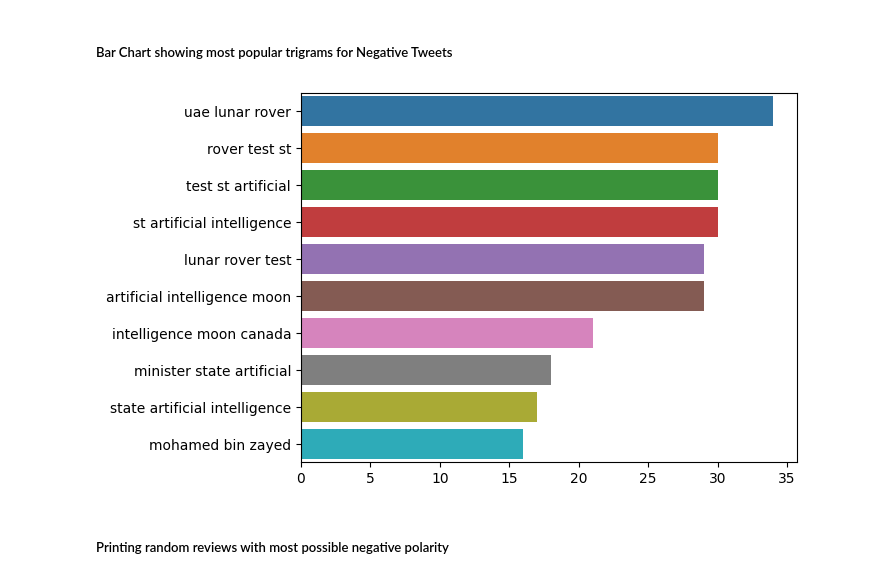
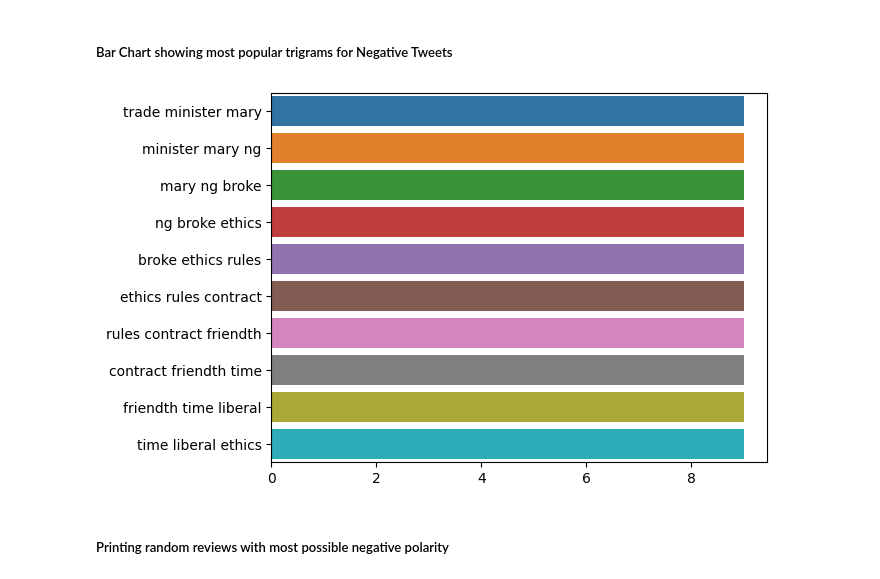
Before and after one commit to psychoanalyzing-twitter/sentiment-analysis, a Jupyter notebook: cw-1.ipynb, the cells around one changed output. Drawn from its saved outputs; the diff is of its cells as text; code cells hidden in the pictures.

Commit message:
finished changing visualization

```diff
--- a/cw-1.ipynb
+++ b/cw-1.ipynb
@@ -1218,0 +1211,7 @@ The histogram shows polarity of the tweets labelled using TextBlob. Majority of
+# %%
+compound = []
+for i in updated_dataset['Vader Analysis']:
+    compound.append(i.get('compound'))
+
+pd.Series(compound).hist()
+plt.title('Number of Tweets // Compound')
@@ -1258,0 +1265,17 @@ plot_top_tokens(positive['Tokenized Text'])
+# %%
+from sklearn.feature_extraction.text import CountVectorizer
+
+def getNgram(text, n):
+        vec = CountVectorizer(ngram_range=(n, n)).fit(text)
+        bow = vec.transform(text)
+        sum = bow.sum(axis=0)
+        freq = [(t, sum[0, i]) for t, i in vec.vocabulary_.items()]
+        freq = sorted(freq, key = lambda x: x[1], reverse=True)
+        return freq[:10]
+
+def plot_ngrams(tweet, n):
+    topNgrams = getNgram(tweet, n)[:10]
+    ngram, count = map(list,zip(*topNgrams))
+    sns.barplot(x = count, y = ngram)
+
+plot_ngrams(positive['Cleaned Text'], 2)
@@ -1351,11 +1365,11 @@ Just like the positive tweets, a lot of the neutral tweets contain bot spams, bu
 # %% [markdown]
 ##### Word Cloud for Negative Tweets
 # %%
-negative = updated_dataset[updated_dataset['TextBlob Sentiment']=='Negative']
+negative = updated_dataset[updated_dataset['Vader Sentiment']=='Negative']
 negatives = ' '.join(tweet for tweet in negative['Cleaned Text'])
 wordcloud_neg = WordCloud().generate(neutrals)
 
-plt.figure(figsize=(10, 7))
+plt.figure()
 plt.imshow(wordcloud_neg)
 plt.axis('off')
 plt.show()
@@ -1370,9 +1390,9 @@ plot_top_tokens(negative['Tokenized Text'])
 # %% [markdown]
 ##### Bar Chart showing most popular trigrams for Negative Tweets
 # %%
-plot_top_ngrams(negative['Cleaned Text'])
+plot_ngrams(negative['Cleaned Text'], 3)
 # %% [output]
-[figure, old version]
+[figure, new version]
 # %% [markdown]
 ##### Printing random reviews with most possible negative polarity
 # %%
```
Also changed, not shown: parts of 35 cells of this notebook.
